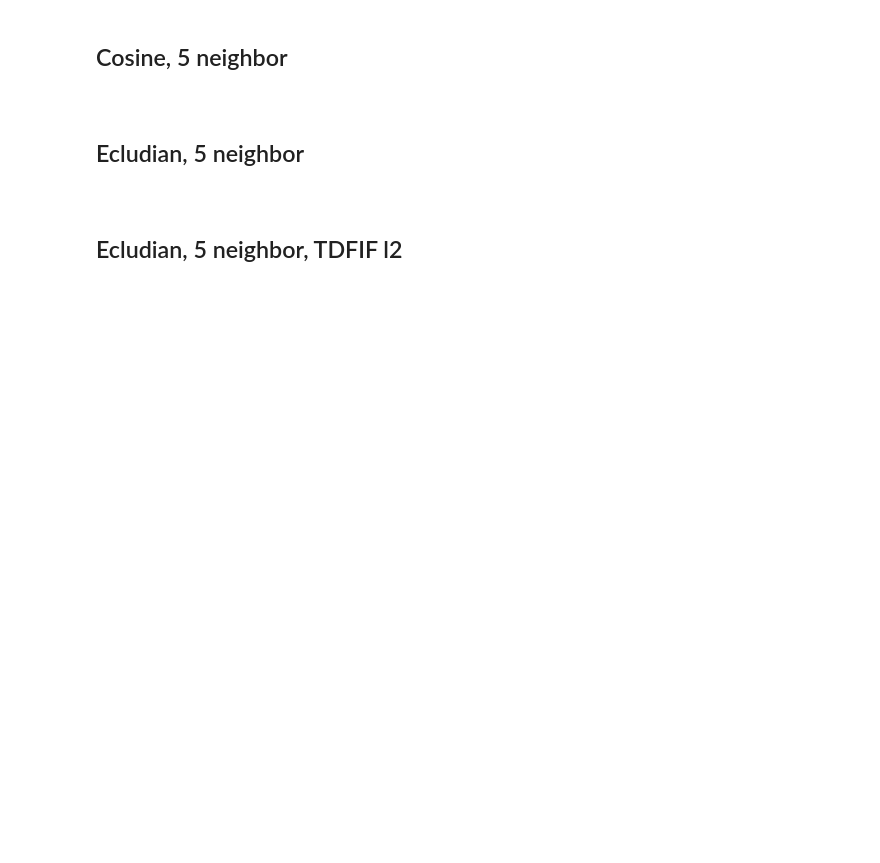
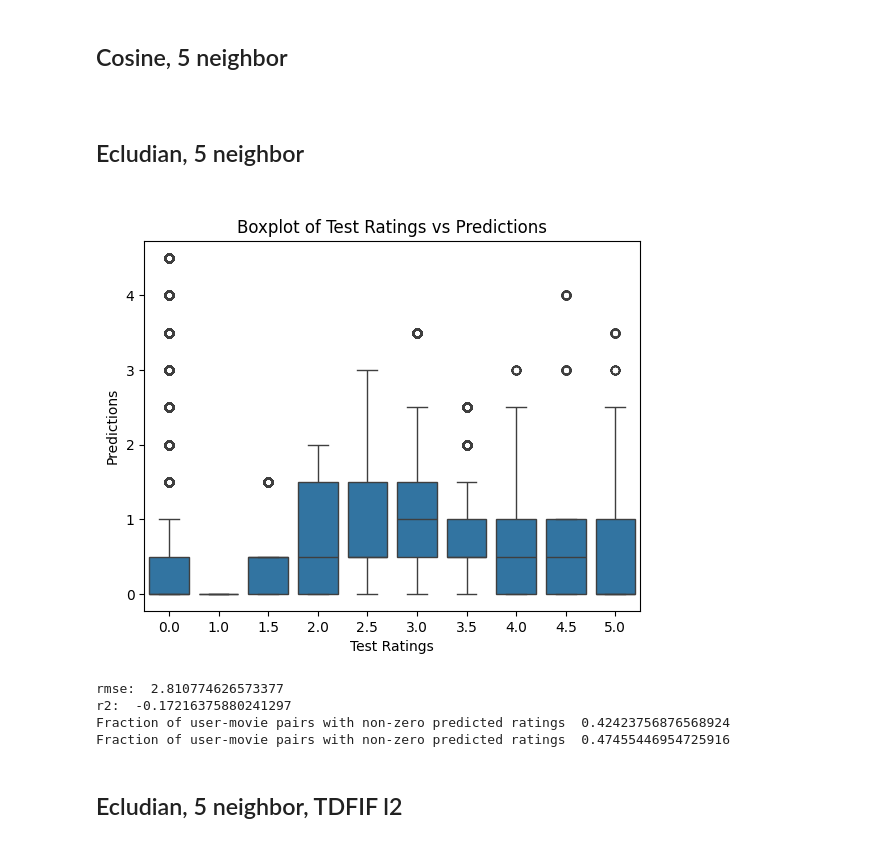
Before and after one commit to mikedabike1/AverageRatingsImplementation, a Jupyter notebook: kNNImplementation.ipynb, the cells around one changed output. Cells and saved outputs as stored; diff of their text form; code cells hidden in the pictures; blank space fills up the shorter version.

```diff
--- a/kNNImplementation.ipynb
+++ b/kNNImplementation.ipynb
@@ -168,10 +166,7 @@ class KNNAverageRatingModel(BaseEstimator):
 <h1>Define Eval Functions </h1>
 # %%
 #load the ratings back into an array in order to compare them
-def compare_ratings(predictions: csr_matrix, test_ratings: csr_matrix):
-    test_ratings_array = []
-    predictions_array = []
-
+def compare_ratings(predictions: csr_matrix, predictions_array, test_ratings: csr_matrix, test_ratings_array):
     non_zero_indices = test_ratings.nonzero()
     for i in non_zero_indices[0]:
         for j in non_zero_indices[1]:
@@ -181,19 +176,16 @@ def compare_ratings(predictions: csr_matrix, test_ratings: csr_matrix):
 # %%
 from numpy import shape
 
-def compute_predictions(avg_rat_model, input_ratings, test_ratings):
+def compute_predictions(avg_rat_model, input_ratings, test_ratings, use_tfidf = False, normalizer = 'l2'):
     test_ratings_array = []
     predictions_array = []
-    batch_size = 1
+    batch_size = 15 #has to be one to only grab neighbors, otherwise needs refactors in the predict
 
     for i in range(0, input_ratings.shape[0], batch_size):
         batch_input_og = input_ratings[i:i+batch_size]
-        batch_predictions = avg_rat_model.predict(batch_input_og)
-        #print('preds: ', batch_predictions)
-        batch_test_ratings = test_ratings[i:i+batch_size]
-        tr, pred = compare_ratings(batch_predictions, batch_test_ratings)
-        test_ratings_array.extend(tr)
-        predictions_array.extend(pred)
+        batch_predictions = avg_rat_model.predict(batch_input_og, use_tfidf, normalizer)
+        #print('preds: ', batch_predictions.shape)
+        test_ratings_array, predictions_array = compare_ratings(batch_predictions, predictions_array, test_ratings[i:i+batch_size], test_ratings_array)
         #break #this is just to short circuit the loop for testing purposes
 
     # Replace NaNs that came from dividing by 0 in the fit with 0s, probabbly could do this further up stream, but figured this made the predict loop faster
@@ -247,9 +239,3 @@ def print_stats(test_ratings_array, predictions_array):
     #RMSE is appropriate if we want to exactly the predict the ratings of the users.  R2 is useful if we don't care about the ranges of the ratings, just that the predicted ratings rank items in a manner consistent with the user-provided ratings.  The MovieLens ratings are in increments of 0.5.  This makes it easy to visualize the relationships between the user-provided and predicted ratings using a boxplot (user-provided ratings on the X axis, predicted ratings on the Y axis).
 # %% [markdown]
 <h1> Run Trials </h1>
-# %%
-avg_rat_model = KNNAverageRatingModel()
-
-avg_rat_model.fit(train_dataset, 5, 'cosine', False, 'l2')
-
-predictions_array, test_ratings_array = compute_predictions(avg_rat_model, input_ratings, test_ratings)
@@ -283,11 +254,17 @@ print_stats(test_ratings_array, predictions_array)
 # %%
 avg_rat_model = KNNAverageRatingModel()
 
-avg_rat_model.fit(train_dataset, 5, 'ecludian', False, 'l2')
+avg_rat_model.fit(train_dataset, 5, 'euclidean', False, 'l2')
 
 predictions_array, test_ratings_array = compute_predictions(avg_rat_model, input_ratings, test_ratings)
 show_box_plot(test_ratings_array, predictions_array)
 print_stats(test_ratings_array, predictions_array)
+# %% [output]
+[figure, added]
+rmse:  2.810774626573377
+r2:  -0.17216375880241297
+Fraction of user-movie pairs with non-zero predicted ratings  0.42423756876568924
+Fraction of user-movie pairs with non-zero predicted ratings  0.47455446954725916
 # %% [markdown]
 <H2>Ecludian, 5 neighbor, TDFIF l2<h2>
 # %%
```
Also changed, not shown: parts of 13 cells of this notebook, 2 other files.
